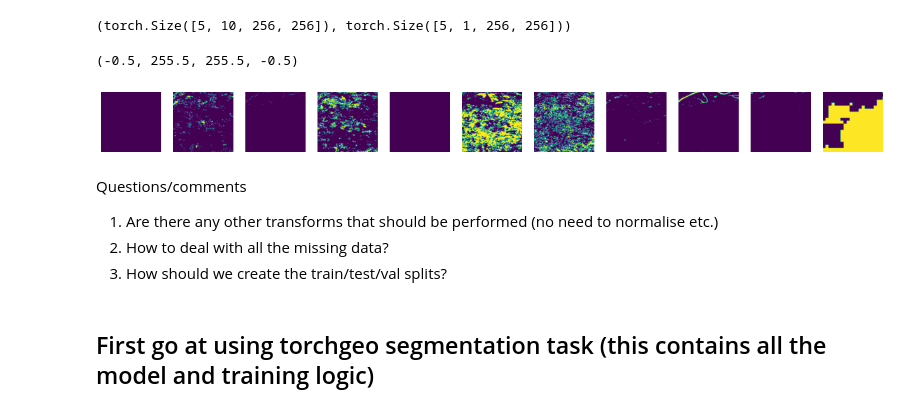
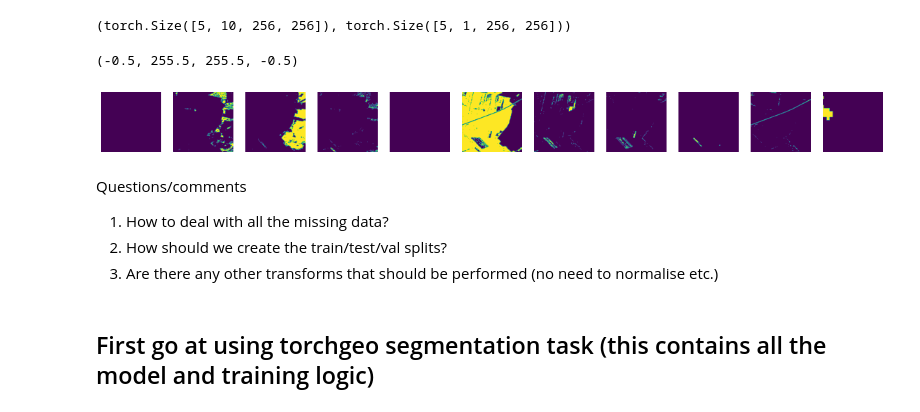
Before and after one commit to ai4er-cdt/WildfireDistribution, a Jupyter notebook: notebooks/exploratory/2.2_ss_draft_lightning_pipeline.ipynb, the cells around one changed output. Drawn from its saved outputs; the diff is of its cells as text; code cells hidden in the pictures.

```diff
--- a/notebooks/exploratory/2.2_ss_draft_lightning_pipeline.ipynb
+++ b/notebooks/exploratory/2.2_ss_draft_lightning_pipeline.ipynb
@@ -121,32 +101,34 @@ image.shape, mask.shape
 # %%
 ncols = 11
 nrows = 1
+
+sample_n = 2
 
 fig, axs = plt.subplots(
     nrows=1,
     ncols=ncols,
     figsize=(20, ncols * 6),
 )
 
 for i in range(ncols - 1):
-    img = image[1, i, :, :]
+    img = image[sample_n, i, :, :]
     img = torch.squeeze(img)
     axs[i].imshow(img)
     axs[i].axis("off")
 
-msk = mask[1, :, :, :]
+msk = mask[sample_n, :, :, :]
 msk = torch.squeeze(msk)
 axs[10].imshow(msk)
 axs[10].axis("off")
 # %% [output]
 (-0.5, 255.5, 255.5, -0.5)
-[figure, old version]
+[figure, new version]
 # %% [markdown]
 Questions/comments
 
-1. Are there any other transforms that should be performed (no need to normalise etc.)
-2. How to deal with all the missing data?
-3. How should we create the train/test/val splits?
+1. How to deal with all the missing data?
+2. How should we create the train/test/val splits?
+3. Are there any other transforms that should be performed (no need to normalise etc.)
 # %% [markdown]
 ## First go at using torchgeo segmentation task (this contains all the model and training logic)
 # %%
```
Also changed, not shown: parts of 17 cells of this notebook, 6 other files.
